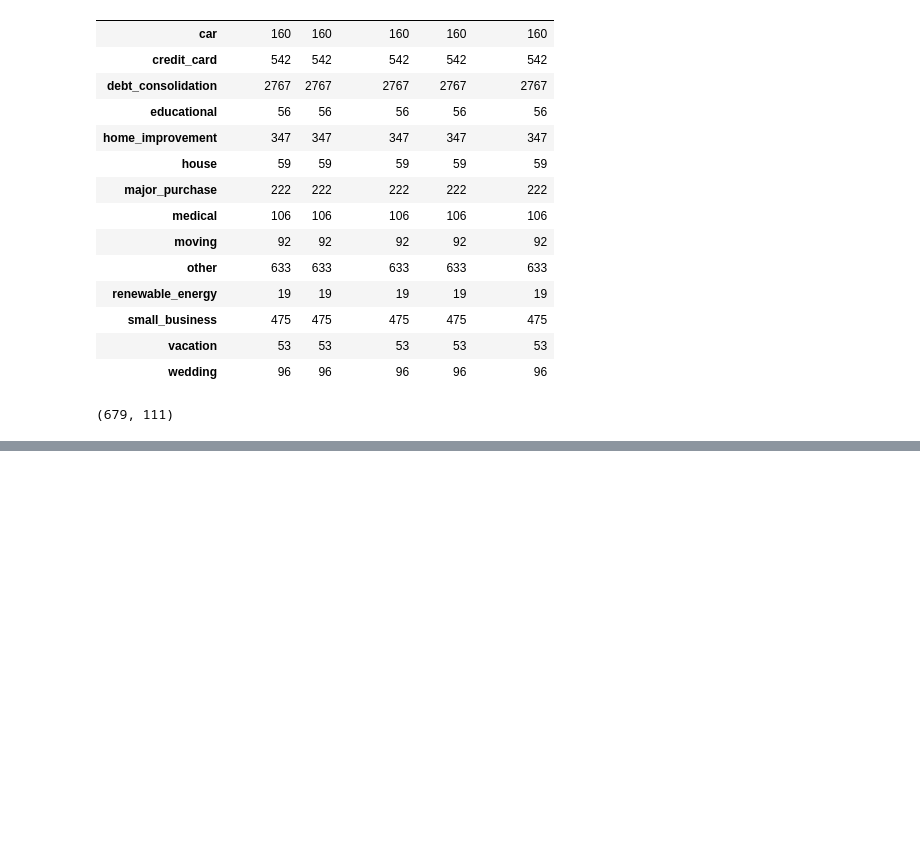
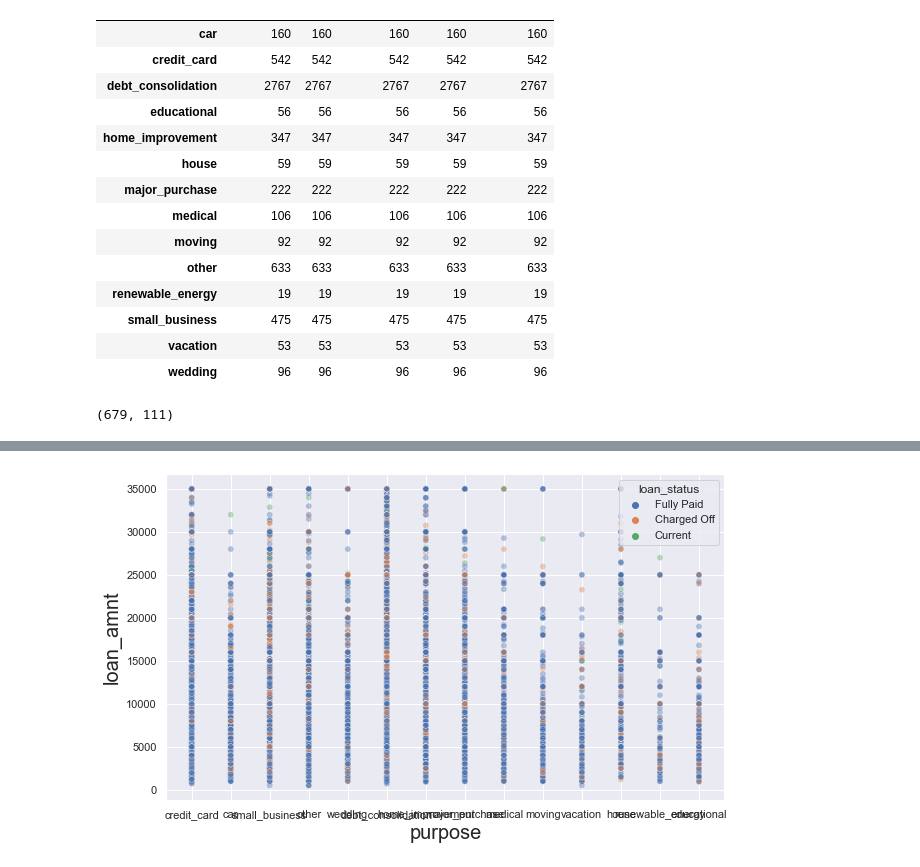
Before and after one commit to GeriNZ/lendingclub, a Jupyter notebook: Beng_Cheong_Cheong.ipynb, the cells around one changed output, grey strips where cells are left out. Saved outputs shown, nothing was run; the diff lists cells and outputs as text; code cells hidden in the pictures; blank space fills up the shorter version.

```diff
--- a/Beng_Cheong_Cheong.ipynb
+++ b/Beng_Cheong_Cheong.ipynb
@@ -173,0 +292,17 @@ df[df['loan_amnt']== df['loan_amnt'].max()].shape
+# %%
+
+
+plt.figure(figsize=(10, 6))
+#Scatter plot
+ax = sns.scatterplot(x ='purpose',
+                    y = 'loan_amnt',
+                    hue = "loan_status",
+                    data = df,
+
+                     legend="full",
+                     alpha = 0.4
+                    )
+
+plt.show()
+# %% [output]
+[figure, added]
```
Also changed, not shown: parts of 19 cells of this notebook, 1 other file.
